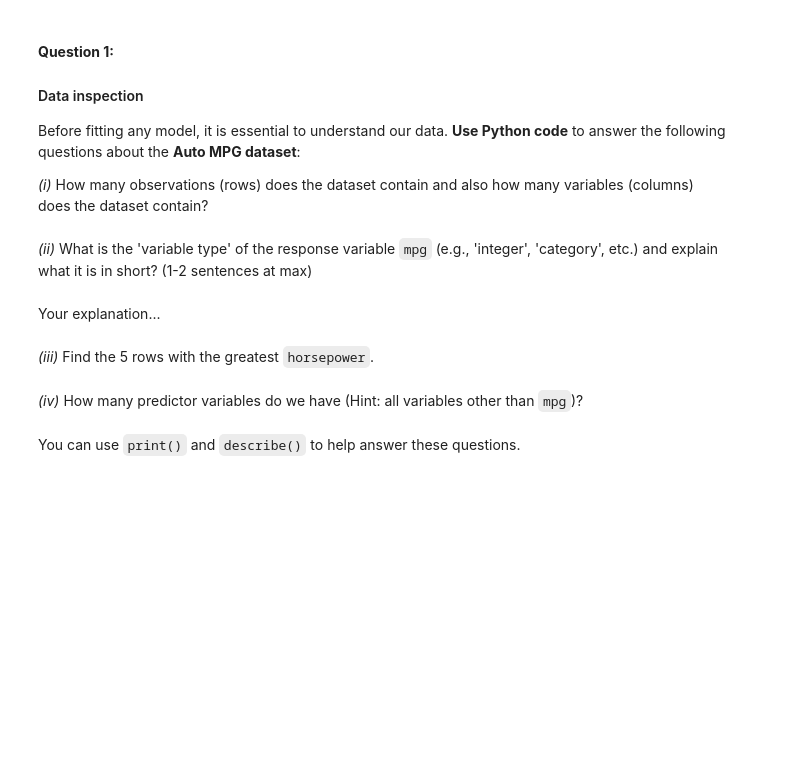
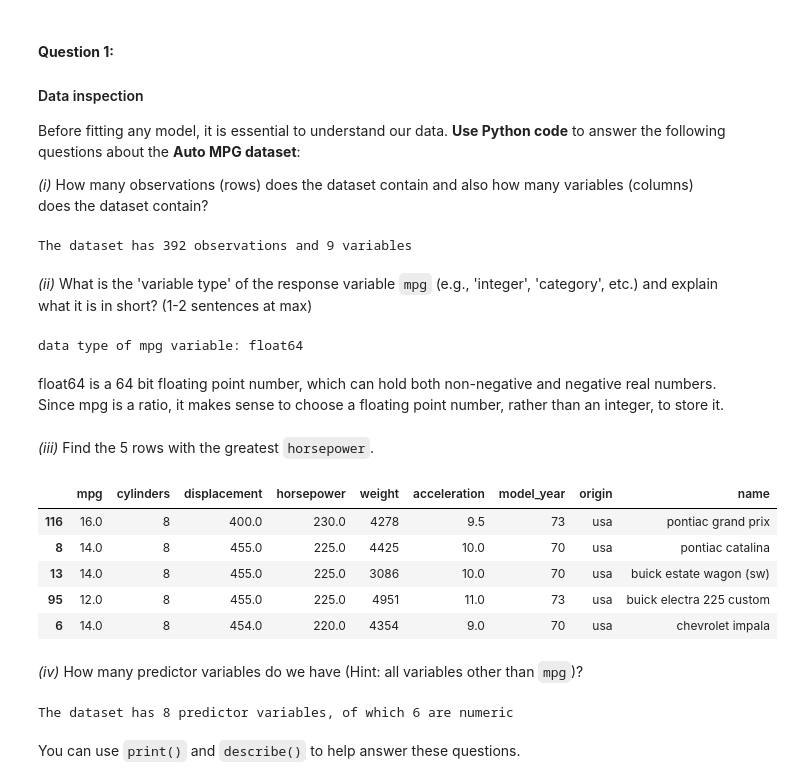
Before and after one commit to jseis/LCR, a Jupyter notebook: 02_activities/assignments/assignment_2.ipynb, the cells around one changed output. Saved outputs shown, nothing was run; the diff lists cells and outputs as text; code cells hidden in the pictures; blank space fills up the shorter version.

```diff
--- a/02_activities/assignments/assignment_2.ipynb
+++ b/02_activities/assignments/assignment_2.ipynb
@@ -46,21 +46,38 @@ Before fitting any model, it is essential to understand our data. **Use Python c
 
 _(i)_ How many observations (rows) does the dataset contain and also how many variables (columns) does the dataset contain?
 # %%
-# Your answer here...
+num_obs = mpg_data.shape[0]
+num_vars = mpg_data.shape[1]
+print(f'The dataset has {num_obs} observations and {num_vars} variables')
+# %% [output]
+The dataset has 392 observations and 9 variables
 # %% [markdown]
 _(ii)_ What is the 'variable type' of the response variable `mpg` (e.g., 'integer', 'category', etc.) and explain what it is in short? (1-2 sentences at max)
 # %%
-# Your answer here...
+mpg_dtype = mpg_data['mpg'].dtype
+print(f'data type of mpg variable: {mpg_dtype}')
+# %% [output]
+data type of mpg variable: float64
 # %% [markdown]
-Your explanation...
+float64 is a 64 bit floating point number, which can hold both non-negative and negative real numbers. Since mpg is a ratio, it makes sense to choose a floating point number, rather than an integer, to store it.
 # %% [markdown]
 _(iii)_ Find the 5 rows with the greatest `horsepower`.
 # %%
-# Your answer here...
+mpg_data.nlargest(5, 'horsepower')
+# %% [output]
+|  | mpg | cylinders | displacement | horsepower | weight | acceleration | model_year | origin | name |
+| 116 | 16.0 | 8 | 400.0 | 230.0 | 4278 | 9.5 | 73 | usa | pontiac grand prix |
+| 8 | 14.0 | 8 | 455.0 | 225.0 | 4425 | 10.0 | 70 | usa | pontiac catalina |
+| 13 | 14.0 | 8 | 455.0 | 225.0 | 3086 | 10.0 | 70 | usa | buick estate wagon (sw) |
+| 95 | 12.0 | 8 | 455.0 | 225.0 | 4951 | 11.0 | 73 | usa | buick electra 225 custom |
+| 6 | 14.0 | 8 | 454.0 | 220.0 | 4354 | 9.0 | 70 | usa | chevrolet impala |
 # %% [markdown]
 _(iv)_ How many predictor variables do we have (Hint: all variables other than `mpg`)?
 # %%
-# Your answer here...
+num_numeric_vars = mpg_data.select_dtypes(include=[float,int]).columns.difference(['mpg'])
+print(f'The dataset has {num_vars-1} predictor variables, of which {len(num_numeric_vars)} are numeric')
+# %% [output]
+The dataset has 8 predictor variables, of which 6 are numeric
 # %% [markdown]
 You can use `print()` and `describe()` to help answer these questions.
 # %% [markdown]
```
Also changed, not shown: parts of 7 cells of this notebook.
